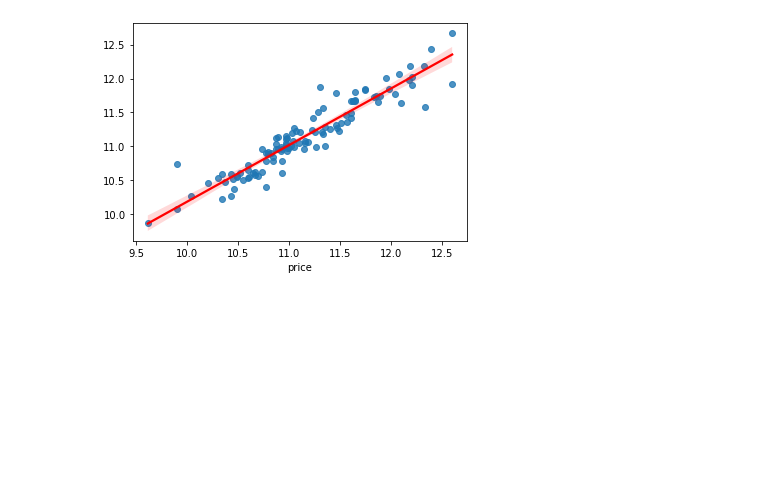
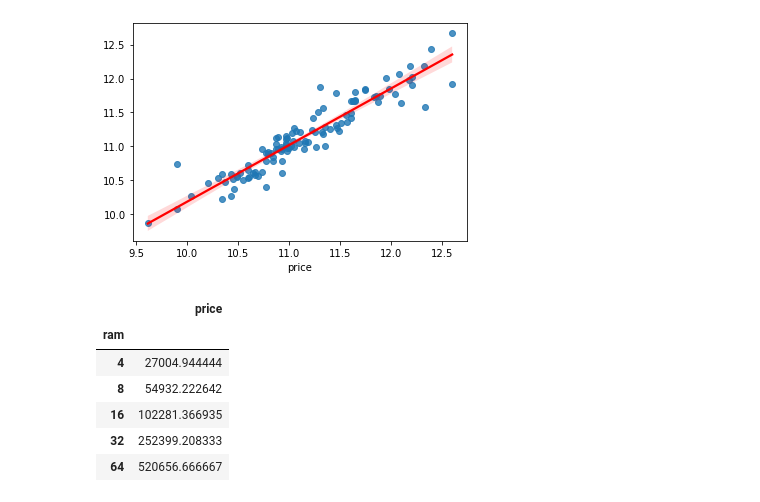
Before and after one commit to jeniljani-4444/End-to-End-Laptop-Price-Prediction, a Jupyter notebook: Flipkart Laptop Price Prediction.ipynb, the cells around one changed output. Drawn from its saved outputs; the diff is of its cells as text; code cells hidden in the pictures; blank space fills up the shorter version.

```diff
--- a/Flipkart Laptop Price Prediction.ipynb
+++ b/Flipkart Laptop Price Prediction.ipynb
@@ -443,3 +443,15 @@ pickle.dump(new_df,open('laptop.pkl','wb'))
 # %%
 pickled_model = pickle.load(open('pipe.pkl','rb'))
 laptop_model = pickle.load(open('laptop.pkl','rb'))
+# %%
+import plotly.express as px
+line = new_df.groupby(by=['ram']).mean()[['price']]
+line
+# %% [output]
+|  | price |
+| ram |  |
+| 4 | 27004.944444 |
+| 8 | 54932.222642 |
+| 16 | 102281.366935 |
+| 32 | 252399.208333 |
+| 64 | 520656.666667 |
```
Also changed, not shown: parts of 1 cell of this notebook, 2 other files.
